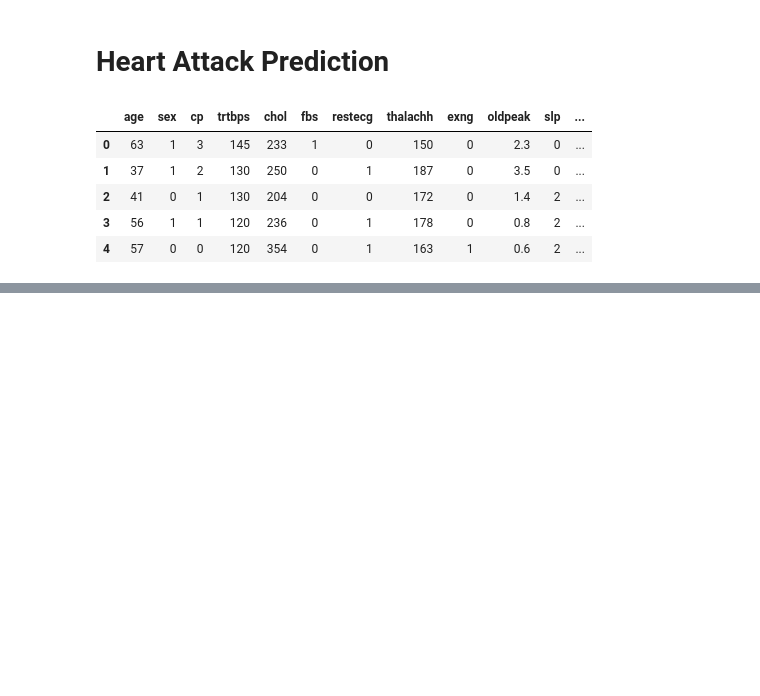
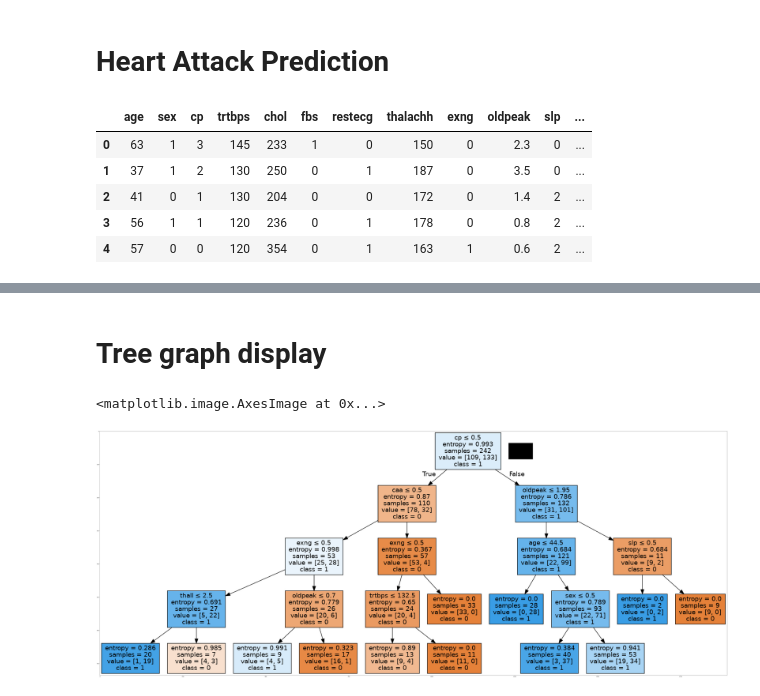
Before and after one commit to shadmankhezri/classification, a Jupyter notebook: heart_attack/heart_attack.ipynb, the cells around one changed output, grey strips where cells are left out. Saved outputs shown, nothing was run; the diff lists cells and outputs as text; code cells hidden in the pictures; blank space fills up the shorter version.

Commit message:
decision tree classification created

```diff
--- a/heart_attack/heart_attack.ipynb
+++ b/heart_attack/heart_attack.ipynb
@@ -21,0 +161,3 @@ df.head()
+# %%
+y = df['output']
+y[0:5]
@@ -21,0 +171,8 @@ df.head()
+# %%
+# data normalization
+
+from sklearn import preprocessing
+
+scaler = preprocessing.StandardScaler().fit(X)
+X = scaler.transform(X.astype(float))
+X[0:5]
@@ -21,0 +195,4 @@ df.head()
+# %%
+from sklearn.model_selection import train_test_split
+
+X_train, X_test, y_train, y_test = train_test_split(X, y, test_size=0.2 , random_state=42)
@@ -21,0 +202,7 @@ df.head()
+# %%
+from sklearn.tree import DecisionTreeClassifier
+
+model = DecisionTreeClassifier(criterion='entropy', max_depth=4)
+
+# train the model with train data
+model.fit(X_train, y_train)
@@ -21,0 +254,2 @@ df.head()
+# %% [markdown]
+# Tree graph display
@@ -21,0 +262,16 @@ df.head()
+# %%
+
+dot_data = StringIO()
+filename = "heart_tree.png"
+featureNames = df.columns[0:13]
+
+out=tree.export_graphviz(model, feature_names=featureNames, out_file=dot_data, class_names= np.unique(y_train).astype('str'), filled=True,  special_characters=True, rotate=False)
+graph = pydotplus.graph_from_dot_data(dot_data.getvalue())
+
+graph.write_png(filename)
+img = mpimg.imread(filename)
+plt.figure(figsize=(100, 200))
+plt.imshow(img,interpolation='nearest')
+# %% [output]
+<matplotlib.image.AxesImage at 0x...>
+[figure, added]
```
Also changed, not shown: parts of 22 cells of this notebook, 1 other file.
